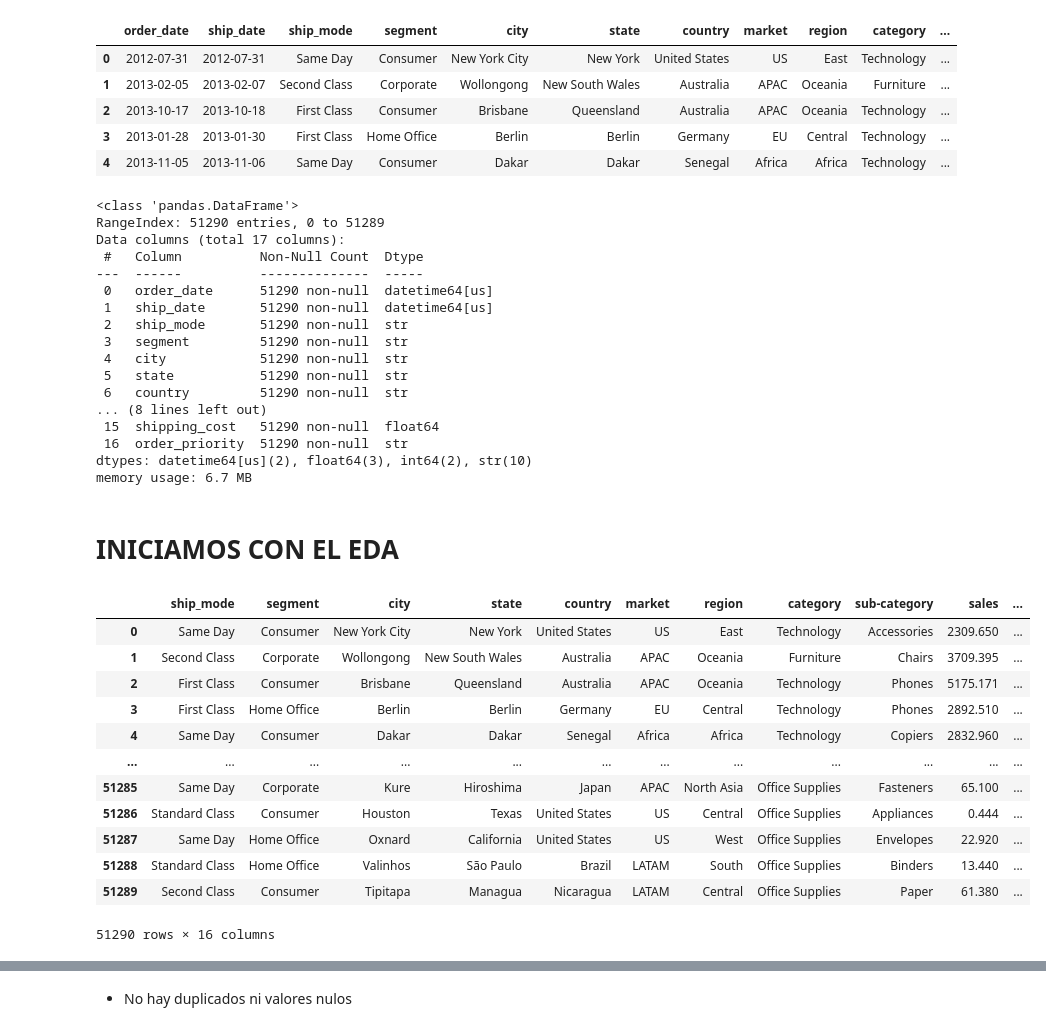
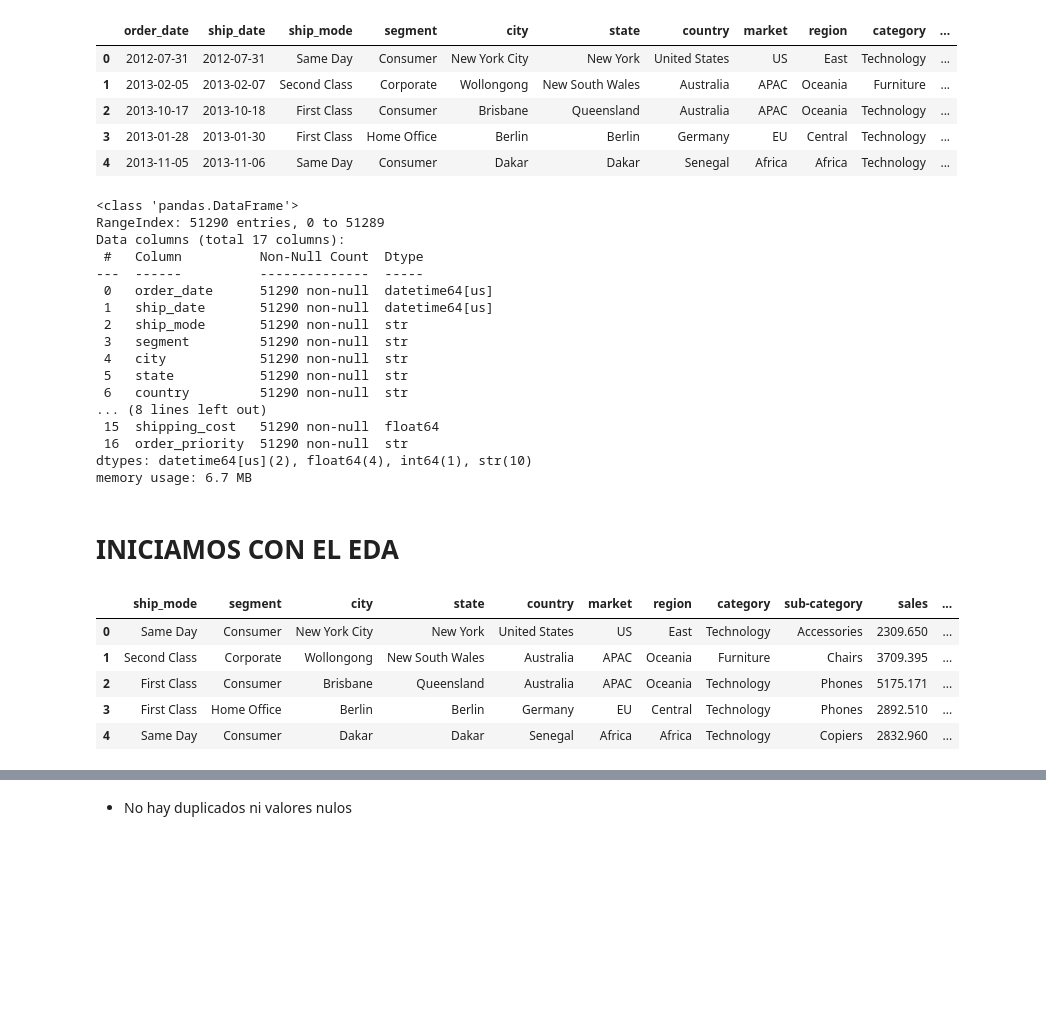
Before and after one commit to 4GeeksAcademy/FINAL_GLOBAL_SUPERSTORE, a Jupyter notebook: src/explore.ipynb, the cells around one changed output, grey strips where cells are left out. Drawn from its saved outputs; the diff is of its cells as text; code cells hidden in the pictures; blank space fills up the shorter version.

```diff
--- a/src/explore.ipynb
+++ b/src/explore.ipynb
@@ -99,7 +86,3 @@ df.describe()
-# %%
-# Modificamos la Variable objetivo
-
-df['profit'] = df['profit'].apply(lambda x: 1 if x > 0 else 0)
 # %%
 df = df.drop(['row_id','postal_code','order_id','customer_id','customer_name','product_id','product_name'], axis = 1)
 df.head()
@@ -128,30 +111,23 @@ Data columns (total 17 columns):
 ... (8 lines left out)
  15  shipping_cost   51290 non-null  float64
  16  order_priority  51290 non-null  str
-dtypes: datetime64[us](2), float64(3), int64(2), str(10)
+dtypes: datetime64[us](2), float64(4), int64(1), str(10)
 memory usage: 6.7 MB
 # %% [markdown]
 # INICIAMOS CON EL EDA
 # %%
-# Creo una columna que diga los dias de entrega para no trabajar con fechas
+# Creo una columna del mes del pedido
 
-df['delivery_time'] = (df['ship_date'] - df['order_date']).dt.days
-df = df.drop(['order_date', 'ship_date'], axis = 1)
-df
+df['order_month'] = df['order_date'].dt.strftime('%Y-%m')
+df = df.drop(['order_date','ship_date'], axis = 1)
+df.head()
 # %% [output]
 |  | ship_mode | segment | city | state | country | market | region | category | sub-category | sales | ... |
 | 0 | Same Day | Consumer | New York City | New York | United States | US | East | Technology | Accessories | 2309.650 | ... |
 | 1 | Second Class | Corporate | Wollongong | New South Wales | Australia | APAC | Oceania | Furniture | Chairs | 3709.395 | ... |
 | 2 | First Class | Consumer | Brisbane | Queensland | Australia | APAC | Oceania | Technology | Phones | 5175.171 | ... |
 | 3 | First Class | Home Office | Berlin | Berlin | Germany | EU | Central | Technology | Phones | 2892.510 | ... |
 | 4 | Same Day | Consumer | Dakar | Dakar | Senegal | Africa | Africa | Technology | Copiers | 2832.960 | ... |
-| ... | ... | ... | ... | ... | ... | ... | ... | ... | ... | ... | ... |
-| 51285 | Same Day | Corporate | Kure | Hiroshima | Japan | APAC | North Asia | Office Supplies | Fasteners | 65.100 | ... |
-| 51286 | Standard Class | Consumer | Houston | Texas | United States | US | Central | Office Supplies | Appliances | 0.444 | ... |
-| 51287 | Same Day | Home Office | Oxnard | California | United States | US | West | Office Supplies | Envelopes | 22.920 | ... |
-| 51288 | Standard Class | Home Office | Valinhos | São Paulo | Brazil | LATAM | South | Office Supplies | Binders | 13.440 | ... |
-| 51289 | Second Class | Consumer | Tipitapa | Managua | Nicaragua | LATAM | Central | Office Supplies | Paper | 61.380 | ... |
-51290 rows × 16 columns
 # %%
 # Elimino Duplicados
 
```
Also changed, not shown: parts of 31 cells of this notebook.
